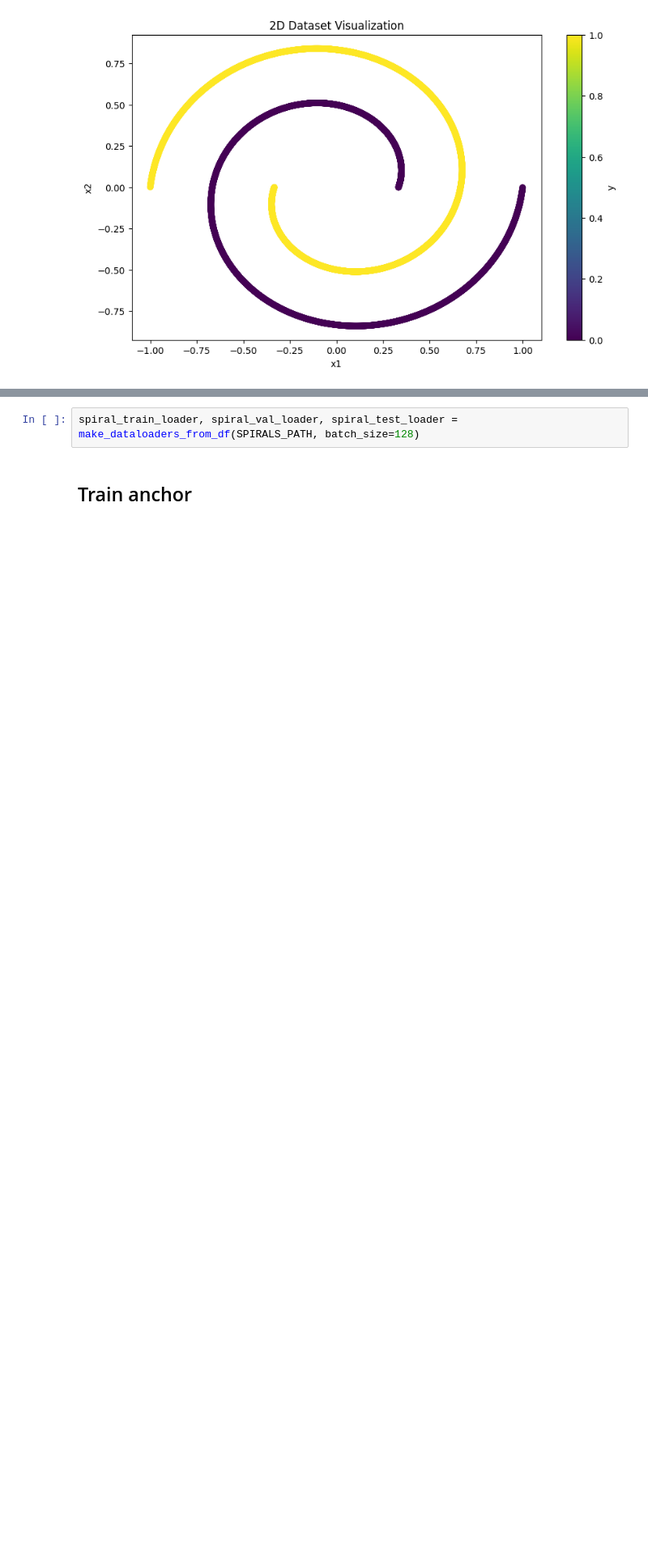
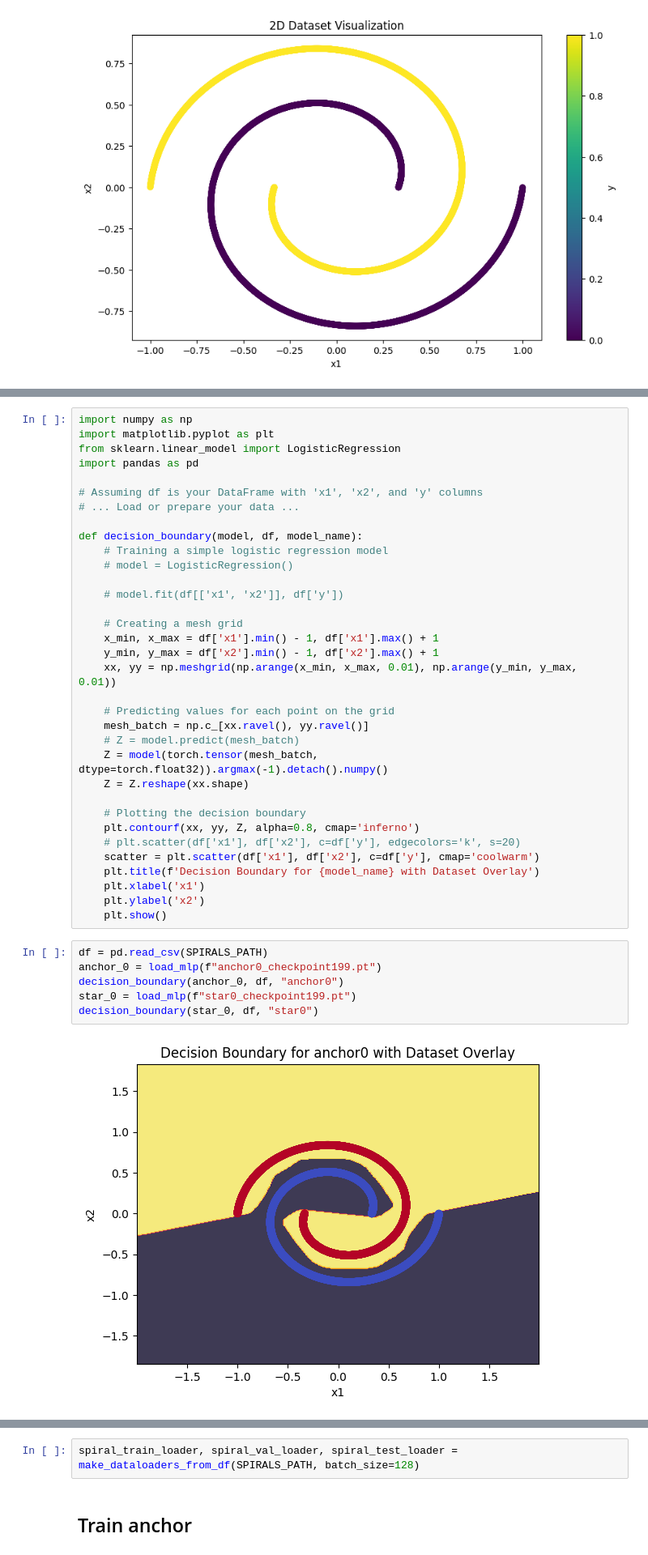
Before and after one commit to AlexanderRubinstein/starlight, a Jupyter notebook: notebooks/margin_exps.ipynb, the cells around one changed output, grey strips where cells are left out. Shown at 81% size. Cells and saved outputs as stored; diff of their text form; blank space fills up the shorter version.

Commit message:
Add decision boundaries

```diff
--- a/notebooks/margin_exps.ipynb
+++ b/notebooks/margin_exps.ipynb
@@ -756,0 +759,42 @@ plt.show()
+# %%
+import numpy as np
+import matplotlib.pyplot as plt
+from sklearn.linear_model import LogisticRegression
+import pandas as pd
+
+# Assuming df is your DataFrame with 'x1', 'x2', and 'y' columns
+# ... Load or prepare your data ...
+
+def decision_boundary(model, df, model_name):
+    # Training a simple logistic regression model
+    # model = LogisticRegression()
+
+    # model.fit(df[['x1', 'x2']], df['y'])
+
+    # Creating a mesh grid
+    x_min, x_max = df['x1'].min() - 1, df['x1'].max() + 1
+    y_min, y_max = df['x2'].min() - 1, df['x2'].max() + 1
+    xx, yy = np.meshgrid(np.arange(x_min, x_max, 0.01), np.arange(y_min, y_max, 0.01))
+
+    # Predicting values for each point on the grid
+    mesh_batch = np.c_[xx.ravel(), yy.ravel()]
+    # Z = model.predict(mesh_batch)
+    Z = model(torch.tensor(mesh_batch, dtype=torch.float32)).argmax(-1).detach().numpy()
+    Z = Z.reshape(xx.shape)
+
+    # Plotting the decision boundary
+    plt.contourf(xx, yy, Z, alpha=0.8, cmap='inferno')
+    # plt.scatter(df['x1'], df['x2'], c=df['y'], edgecolors='k', s=20)
+    scatter = plt.scatter(df['x1'], df['x2'], c=df['y'], cmap='coolwarm')
+    plt.title(f'Decision Boundary for {model_name} with Dataset Overlay')
+    plt.xlabel('x1')
+    plt.ylabel('x2')
+    plt.show()
+# %%
+df = pd.read_csv(SPIRALS_PATH)
+anchor_0 = load_mlp(f"anchor0_checkpoint199.pt")
+decision_boundary(anchor_0, df, "anchor0")
+star_0 = load_mlp(f"star0_checkpoint199.pt")
+decision_boundary(star_0, df, "star0")
+# %% [output]
+[figure, added]
```
Also changed, not shown: parts of 4 cells of this notebook.
